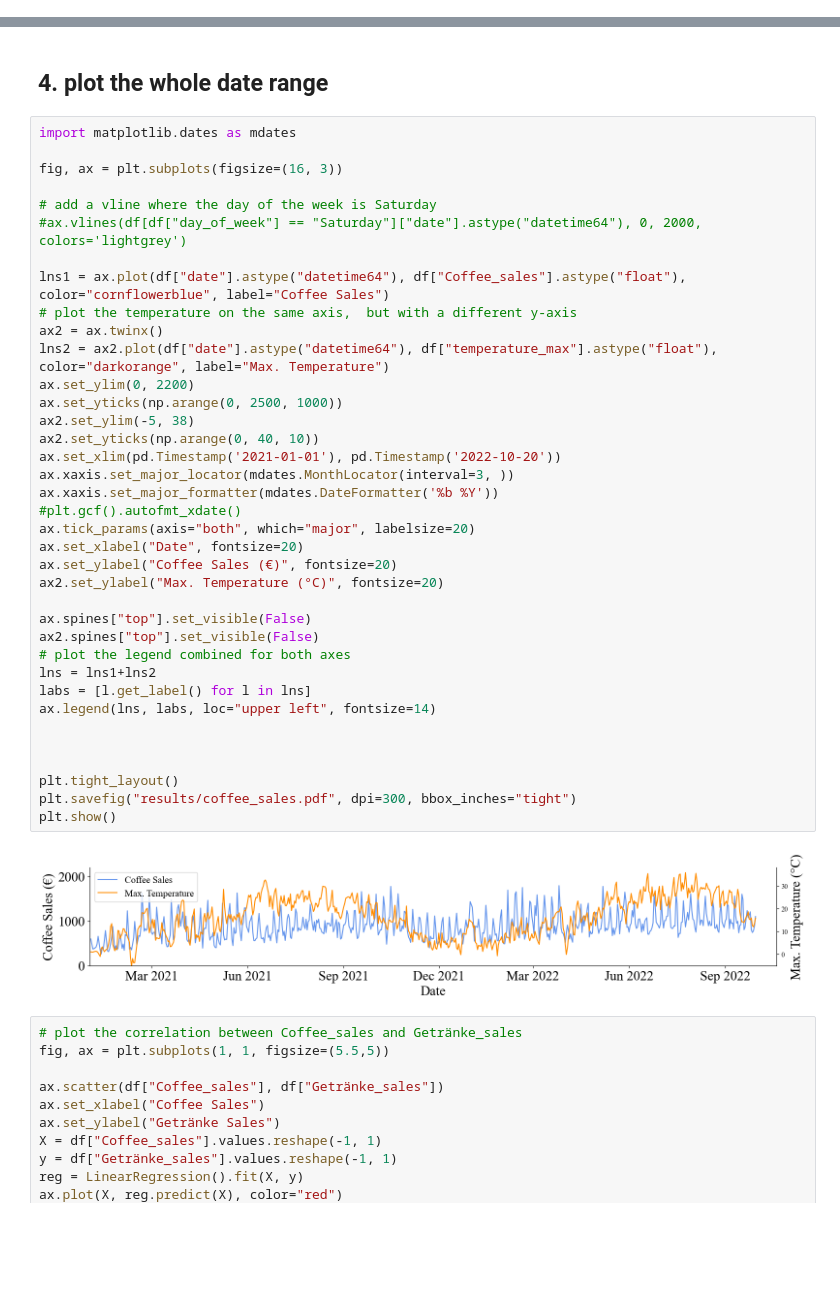
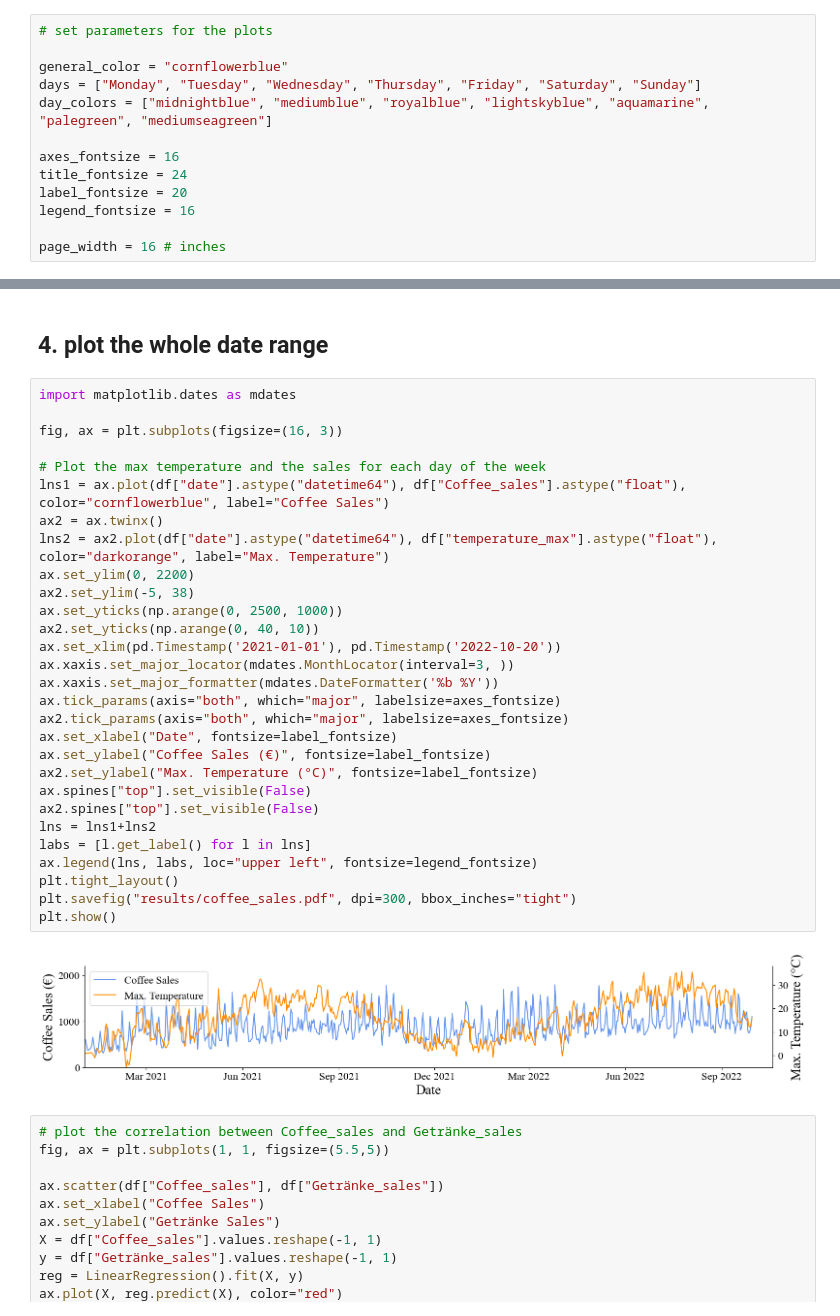
Before and after one commit to magicmagnus/CoffeeClimateCorrelation, a Jupyter notebook: 03_plot_combined_data.ipynb, the cells around one changed output, grey strips where cells are left out. Drawn from its saved outputs; the diff is of its cells as text; blank space fills up the shorter version.

```diff
--- a/03_plot_combined_data.ipynb
+++ b/03_plot_combined_data.ipynb
@@ -37,6 +37,19 @@ df
 | 608 | 2022-09-29 | Thursday | September | 2022 | 39 | 954.0 | 882.9 | 163.2 | ... |
 | 609 | 2022-09-30 | Friday | September | 2022 | 39 | 1192.2 | 1101.4 | 221.0 | ... |
 609 rows × 185 columns
+# %%
+# set parameters for the plots
+
+general_color = "cornflowerblue"
+days = ["Monday", "Tuesday", "Wednesday", "Thursday", "Friday", "Saturday", "Sunday"]
+day_colors = ["midnightblue", "mediumblue", "royalblue", "lightskyblue", "aquamarine", "palegreen", "mediumseagreen"]
+
+axes_fontsize = 16
+title_fontsize = 24
+label_fontsize = 20
+legend_fontsize = 16
+
+page_width = 16 # inches
 # %% [markdown]
 ## 1. plot general Correlations
 # %%
@@ -258,42 +234,34 @@ plt.show()
 # %%
 import matplotlib.dates as mdates
 
 fig, ax = plt.subplots(figsize=(16, 3))
 
-# add a vline where the day of the week is Saturday
-#ax.vlines(df[df["day_of_week"] == "Saturday"]["date"].astype("datetime64"), 0, 2000, colors='lightgrey')
-
+# Plot the max temperature and the sales for each day of the week
 lns1 = ax.plot(df["date"].astype("datetime64"), df["Coffee_sales"].astype("float"), color="cornflowerblue", label="Coffee Sales")
-# plot the temperature on the same axis,  but with a different y-axis
 ax2 = ax.twinx()
 lns2 = ax2.plot(df["date"].astype("datetime64"), df["temperature_max"].astype("float"), color="darkorange", label="Max. Temperature")
 ax.set_ylim(0, 2200)
+ax2.set_ylim(-5, 38)
 ax.set_yticks(np.arange(0, 2500, 1000))
-ax2.set_ylim(-5, 38)
 ax2.set_yticks(np.arange(0, 40, 10))
 ax.set_xlim(pd.Timestamp('2021-01-01'), pd.Timestamp('2022-10-20'))
 ax.xaxis.set_major_locator(mdates.MonthLocator(interval=3, ))
 ax.xaxis.set_major_formatter(mdates.DateFormatter('%b %Y'))
-#plt.gcf().autofmt_xdate()
-ax.tick_params(axis="both", which="major", labelsize=20)
-ax.set_xlabel("Date", fontsize=20)
-ax.set_ylabel("Coffee Sales (€)", fontsize=20)
-ax2.set_ylabel("Max. Temperature (°C)", fontsize=20)
-
+ax.tick_params(axis="both", which="major", labelsize=axes_fontsize)
+ax2.tick_params(axis="both", which="major", labelsize=axes_fontsize)
+ax.set_xlabel("Date", fontsize=label_fontsize)
+ax.set_ylabel("Coffee Sales (€)", fontsize=label_fontsize)
+ax2.set_ylabel("Max. Temperature (°C)", fontsize=label_fontsize)
 ax.spines["top"].set_visible(False)
 ax2.spines["top"].set_visible(False)
-# plot the legend combined for both axes
 lns = lns1+lns2
 labs = [l.get_label() for l in lns]
-ax.legend(lns, labs, loc="upper left", fontsize=14)
-
-
-
+ax.legend(lns, labs, loc="upper left", fontsize=legend_fontsize)
 plt.tight_layout()
 plt.savefig("results/coffee_sales.pdf", dpi=300, bbox_inches="tight")
 plt.show()
 # %% [output]
-[figure, old version]
+[figure, new version]
 # %%
 # plot the correlation between Coffee_sales and Getränke_sales
 fig, ax = plt.subplots(1, 1, figsize=(5.5,5))
```
Also changed, not shown: parts of 6 cells of this notebook, 7 other files.
